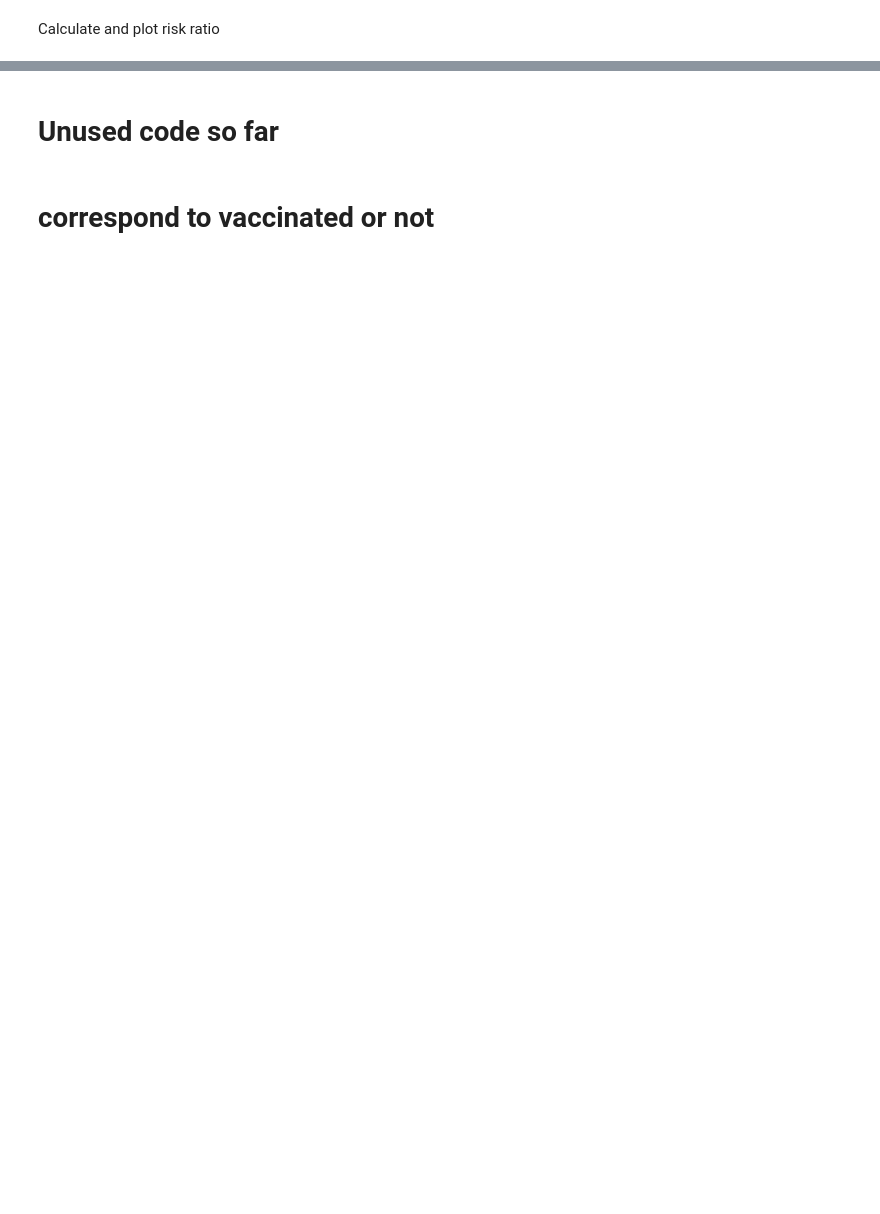
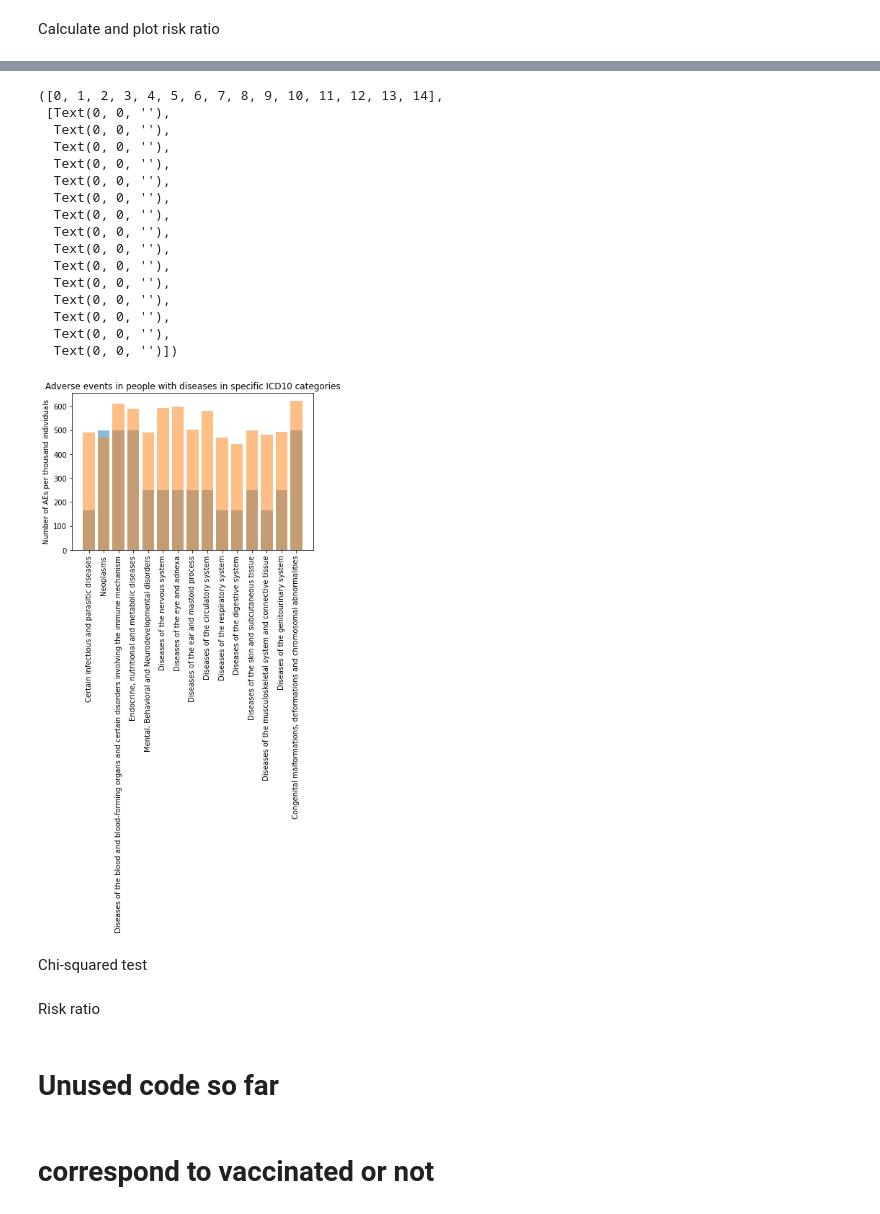
Before and after one commit to MonicaMueller/big-data-final-project, a Jupyter notebook: Project_vaccine_comorbidities.ipynb, the cells around one changed output, grey strips where cells are left out. Saved outputs shown, nothing was run; the diff lists cells and outputs as text; code cells hidden in the pictures; blank space fills up the shorter version.

```diff
--- a/Project_vaccine_comorbidities.ipynb
+++ b/Project_vaccine_comorbidities.ipynb
@@ -753,3 +1448,38 @@ plt.xlim(0.5,2.5)
+# %%
+ax = plt.subplot(111)
+
+# plot results for vaccinated and not on top of each other
+ax.bar(df_sum_cat_all.index, df_sum_cat_all['vaccinated'], alpha = 0.5)
+ax.bar(df_sum_cat_all.index, df_sum_cat_all['not vaccinated'], alpha = 0.5)
+
+# labelling
+plt.title('Adverse events in people with diseases in specific ICD10 categories')
+plt.ylabel('Number of AEs per thousand individuals')
+plt.xticks(rotation=90)
+
+# legend missing
+# %% [output]
+([0, 1, 2, 3, 4, 5, 6, 7, 8, 9, 10, 11, 12, 13, 14],
+ [Text(0, 0, ''),
+  Text(0, 0, ''),
+  Text(0, 0, ''),
+  Text(0, 0, ''),
+  Text(0, 0, ''),
+  Text(0, 0, ''),
+  Text(0, 0, ''),
+  Text(0, 0, ''),
+  Text(0, 0, ''),
+  Text(0, 0, ''),
+  Text(0, 0, ''),
+  Text(0, 0, ''),
+  Text(0, 0, ''),
+  Text(0, 0, ''),
+  Text(0, 0, '')])
+[figure, added]
+# %% [markdown]
+Chi-squared test
+# %% [markdown]
+Risk ratio
 # %% [markdown]
 # Unused code so far
 # %%
```
Also changed, not shown: parts of 86 cells of this notebook.
